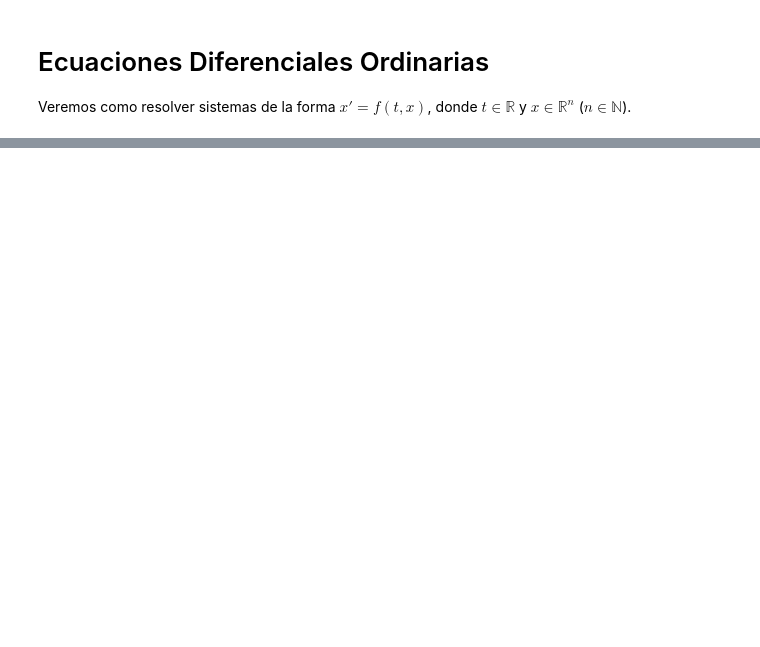
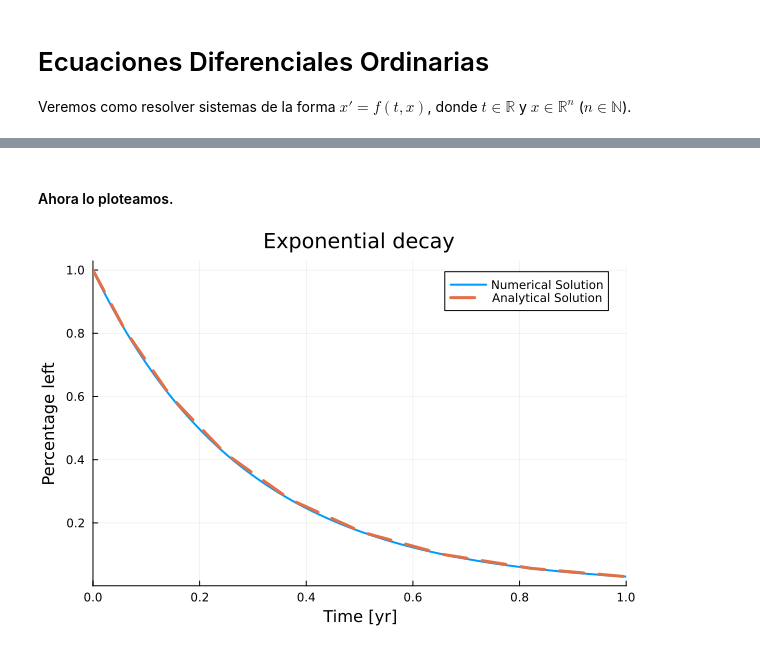
Before and after one commit to martinmestre/TallerJulia, a Jupyter notebook: ejemplo_odes.ipynb, the cells around one changed output, grey strips where cells are left out. Saved outputs shown, nothing was run; the diff lists cells and outputs as text; code cells hidden in the pictures; blank space fills up the shorter version.

```diff
--- a/ejemplo_odes.ipynb
+++ b/ejemplo_odes.ipynb
@@ -29,0 +26,7 @@ Precompiling project...
+# %%
+ode(u, p, t) = -p*u
+u₀ = 1.0
+tspan = (0.0, 1.0)
+p = 3.5
+prob = ODEProblem(ode, u₀, tspan, p)
+sol = solve(prob, Tsit5())
@@ -29,0 +51,9 @@ Precompiling project...
+# %% [markdown]
+#### Ahora lo ploteamos.
+# %%
+plot(sol, linewidth = 2, title = "Exponential decay",
+    xaxis = "Time [yr]", yaxis = "Percentage left",
+    label = "Numerical Solution")
+plot!(sol.t, t -> exp(-p * t), lw = 3, ls = :dash, label = "Analytical Solution")
+# %% [output]
+[figure, added]
```
Also changed, not shown: parts of 5 cells of this notebook, 2 other files.
